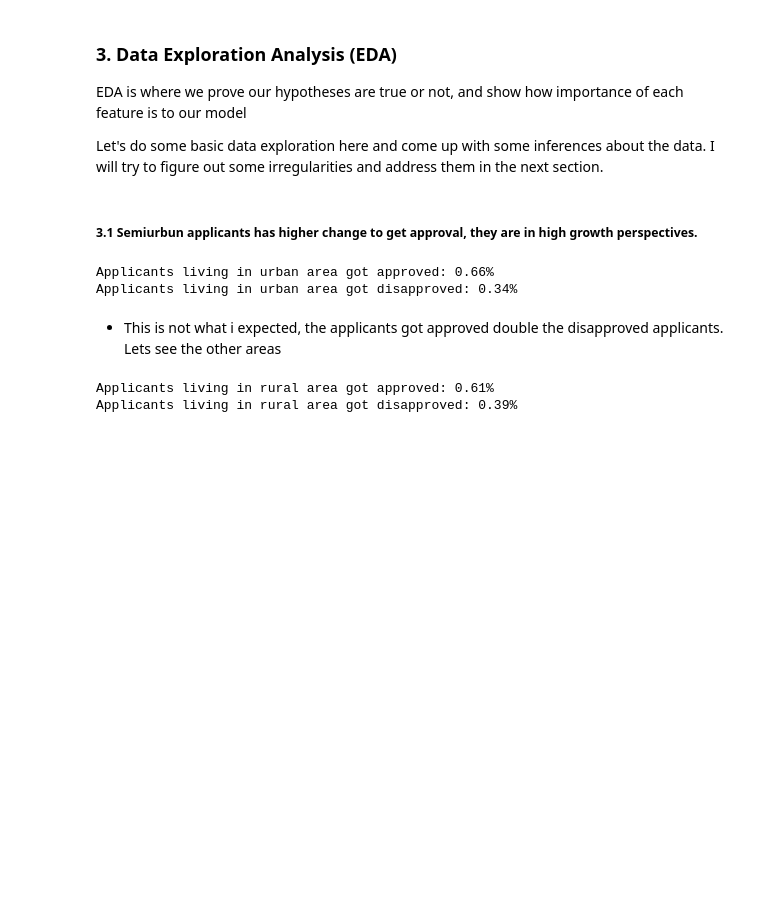
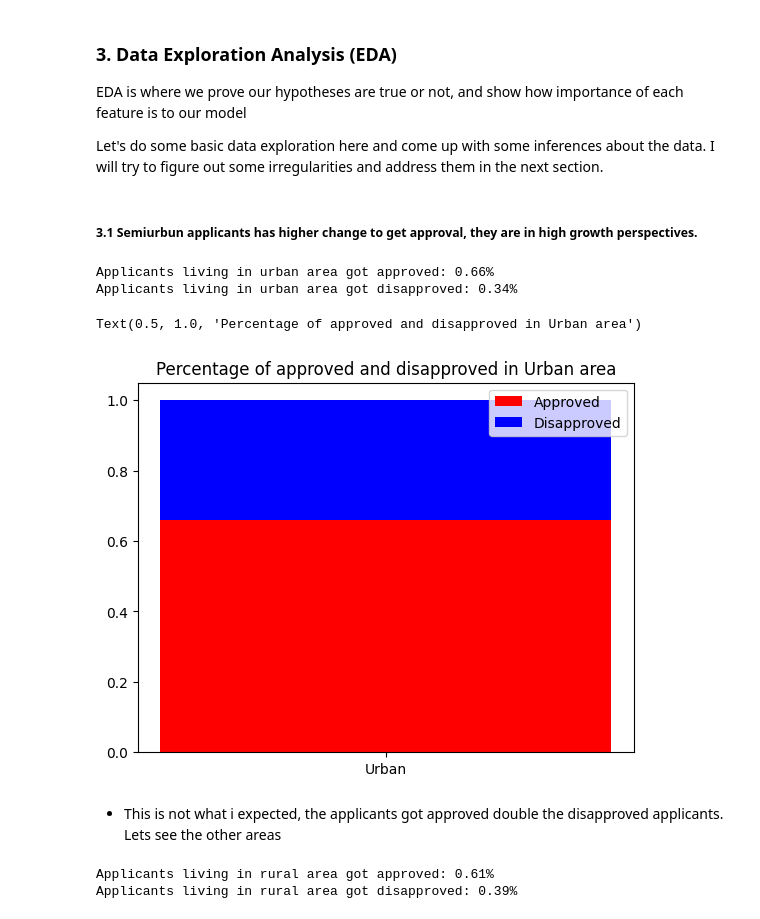
Before and after one commit to FelixQLe/Deploying_MLModel_Automate_Loan_Eligibility_FLaskAPI, a Jupyter notebook: notebooks/Develop a decent workflow to pre-approve Loan using Flask App.ipynb, the cells around one changed output. Cells and saved outputs as stored; diff of their text form; code cells hidden in the pictures; blank space fills up the shorter version.

```diff
--- a/notebooks/Develop a decent workflow to pre-approve Loan using Flask App.ipynb
+++ b/notebooks/Develop a decent workflow to pre-approve Loan using Flask App.ipynb
@@ -50,7 +50,7 @@ Customer will fill in informations includes the customer's Gender, Marital Statu
 import pandas as pd
 
 #loading dataset
-df = pd.read_csv("data/data.csv")
+df = pd.read_csv("../data/data.csv")
 # %% [markdown]
 ### 1. Hypotheses Generation
 # %% [markdown]
@@ -161,6 +161,20 @@ print("Applicants living in urban area got disapproved: {}%".format(
 # %% [output]
 Applicants living in urban area got approved: 0.66%
 Applicants living in urban area got disapproved: 0.34%
+# %%
+#plotting
+U_area=['Urban']
+U_approved = [round(len(urban_df[urban_df['Loan_Status'] == 'Y'])/len(urban_df), 2)]
+U_disapproved = [round(len(urban_df[urban_df['Loan_Status'] == 'N'])/len(urban_df), 2)]
+#import matplotlib
+import matplotlib.pyplot as plt
+plt.bar(U_area, U_approved, color='r')
+plt.bar(U_area, U_disapproved, bottom=U_approved, color='b')
+plt.legend(["Approved", "Disapproved"])
+plt.title("Percentage of approved and disapproved in Urban area")
+# %% [output]
+Text(0.5, 1.0, 'Percentage of approved and disapproved in Urban area')
+[figure, added]
 # %% [markdown]
 * This is not what i expected, the applicants got approved double the disapproved applicants. Lets see the other areas
 # %%
```
Also changed, not shown: parts of 11 cells of this notebook.
